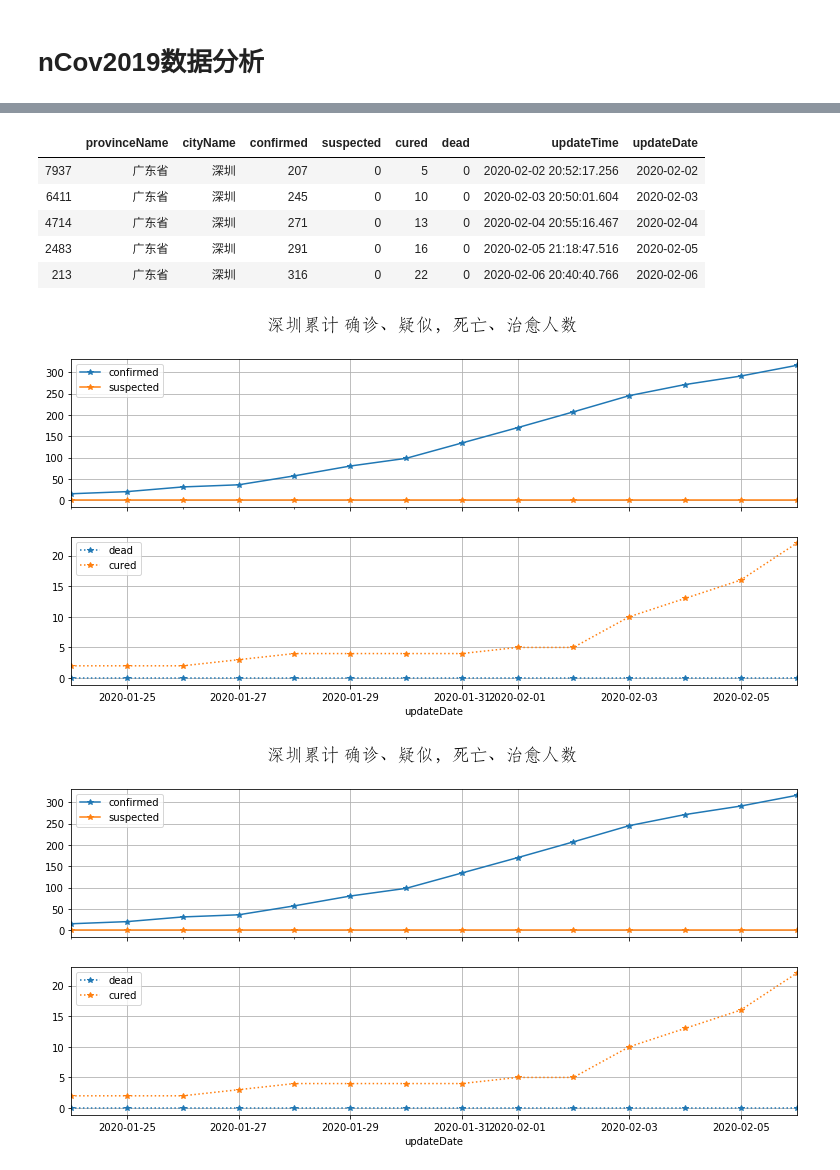
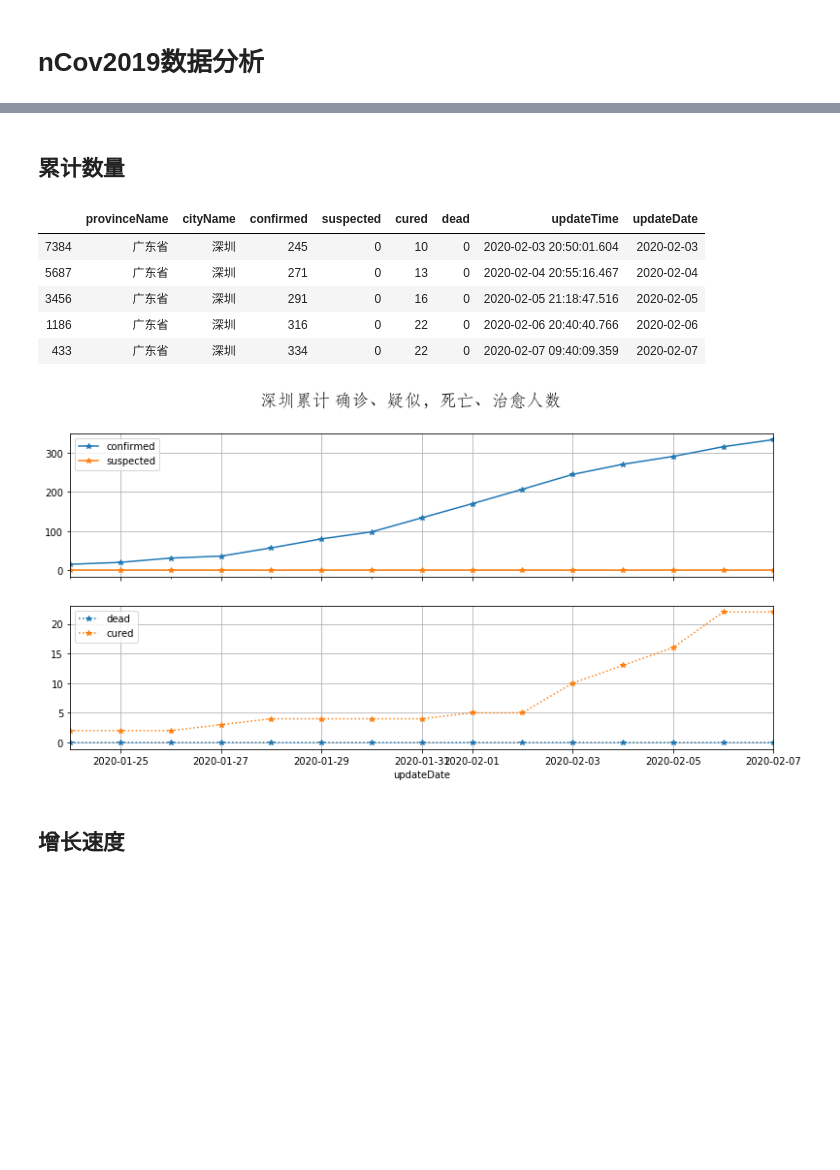
Before and after one commit to donaldwuid/py_ncov2019, a Jupyter notebook: main.ipynb, the cells around one changed output, grey strips where cells are left out. Saved outputs shown, nothing was run; the diff lists cells and outputs as text; code cells hidden in the pictures; blank space fills up the shorter version.

```diff
--- a/main.ipynb
+++ b/main.ipynb
@@ -21,19 +19,22 @@ raw_data.tail()
+# %% [markdown]
+## 累计数量
 # %%
 
 city_daily_data = data_util.aggregate_daily(raw_data, city_name)
-city_daily_data.tail()
+city_daily_data.tail(5)
 # %% [output]
 |  | provinceName | cityName | confirmed | suspected | cured | dead | updateTime | updateDate |
-| 7937 | 广东省 | 深圳 | 207 | 0 | 5 | 0 | 2020-02-02 20:52:17.256 | 2020-02-02 |
-| 6411 | 广东省 | 深圳 | 245 | 0 | 10 | 0 | 2020-02-03 20:50:01.604 | 2020-02-03 |
-| 4714 | 广东省 | 深圳 | 271 | 0 | 13 | 0 | 2020-02-04 20:55:16.467 | 2020-02-04 |
-| 2483 | 广东省 | 深圳 | 291 | 0 | 16 | 0 | 2020-02-05 21:18:47.516 | 2020-02-05 |
-| 213 | 广东省 | 深圳 | 316 | 0 | 22 | 0 | 2020-02-06 20:40:40.766 | 2020-02-06 |
+| 7384 | 广东省 | 深圳 | 245 | 0 | 10 | 0 | 2020-02-03 20:50:01.604 | 2020-02-03 |
+| 5687 | 广东省 | 深圳 | 271 | 0 | 13 | 0 | 2020-02-04 20:55:16.467 | 2020-02-04 |
+| 3456 | 广东省 | 深圳 | 291 | 0 | 16 | 0 | 2020-02-05 21:18:47.516 | 2020-02-05 |
+| 1186 | 广东省 | 深圳 | 316 | 0 | 22 | 0 | 2020-02-06 20:40:40.766 | 2020-02-06 |
+| 433 | 广东省 | 深圳 | 334 | 0 | 22 | 0 | 2020-02-07 09:40:09.359 | 2020-02-07 |
 # %%
-plot_util.tsplot_conf_dead_cured(city_daily_data, city_name + '累计 ')
+figure = plot_util.tsplot_conf_dead_cured(city_daily_data, city_name + '累计 ')
 # %% [output]
-[figure, old version]
+[figure, new version]
-[figure, removed]
+# %% [markdown]
+## 增长速度
 # %%
 city_daily_data_1st_derivative = data_util.diff(city_daily_data)
 city_daily_data_1st_derivative.tail()
```
Also changed, not shown: parts of 9 cells of this notebook, 1 other file.
